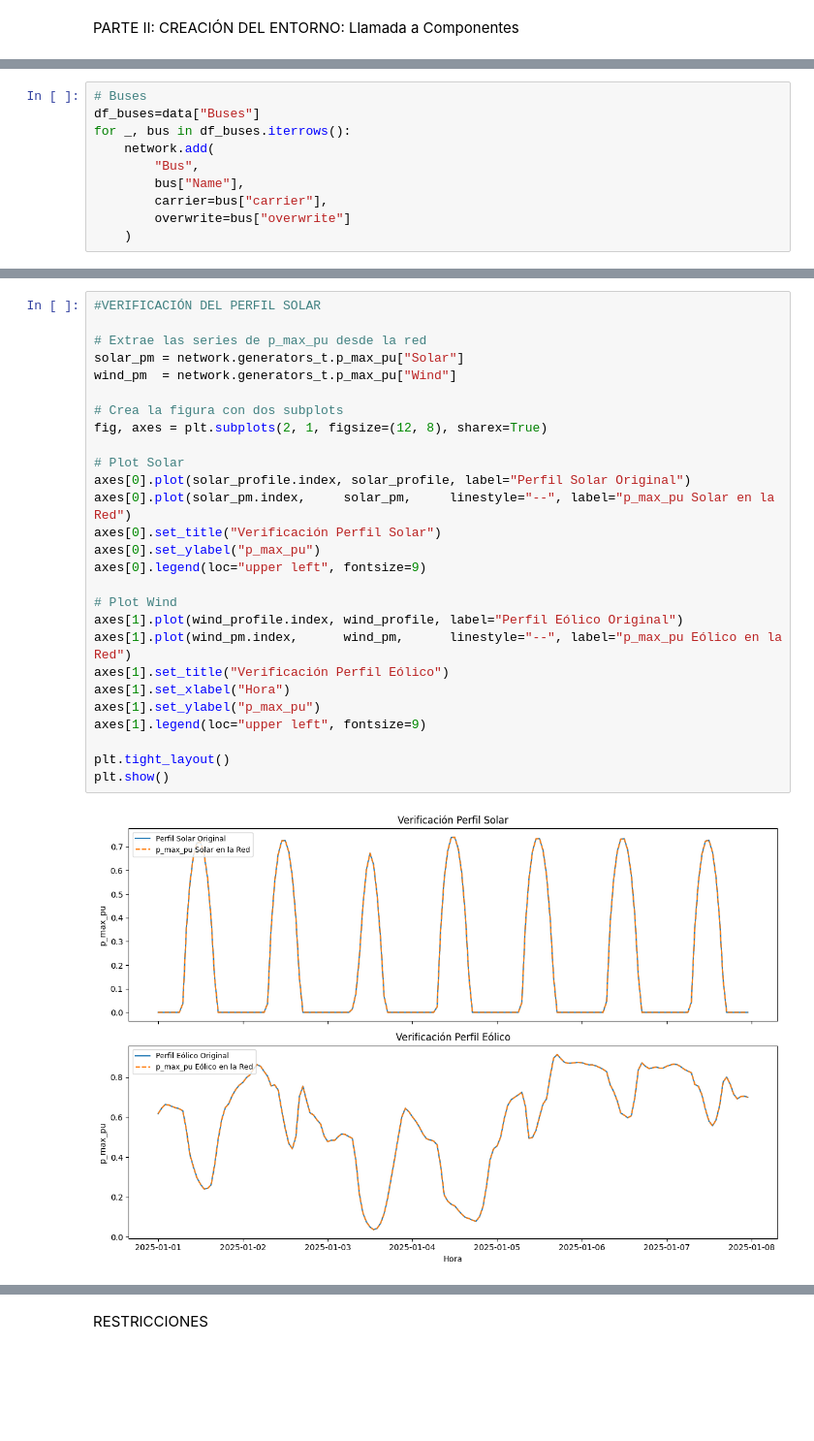
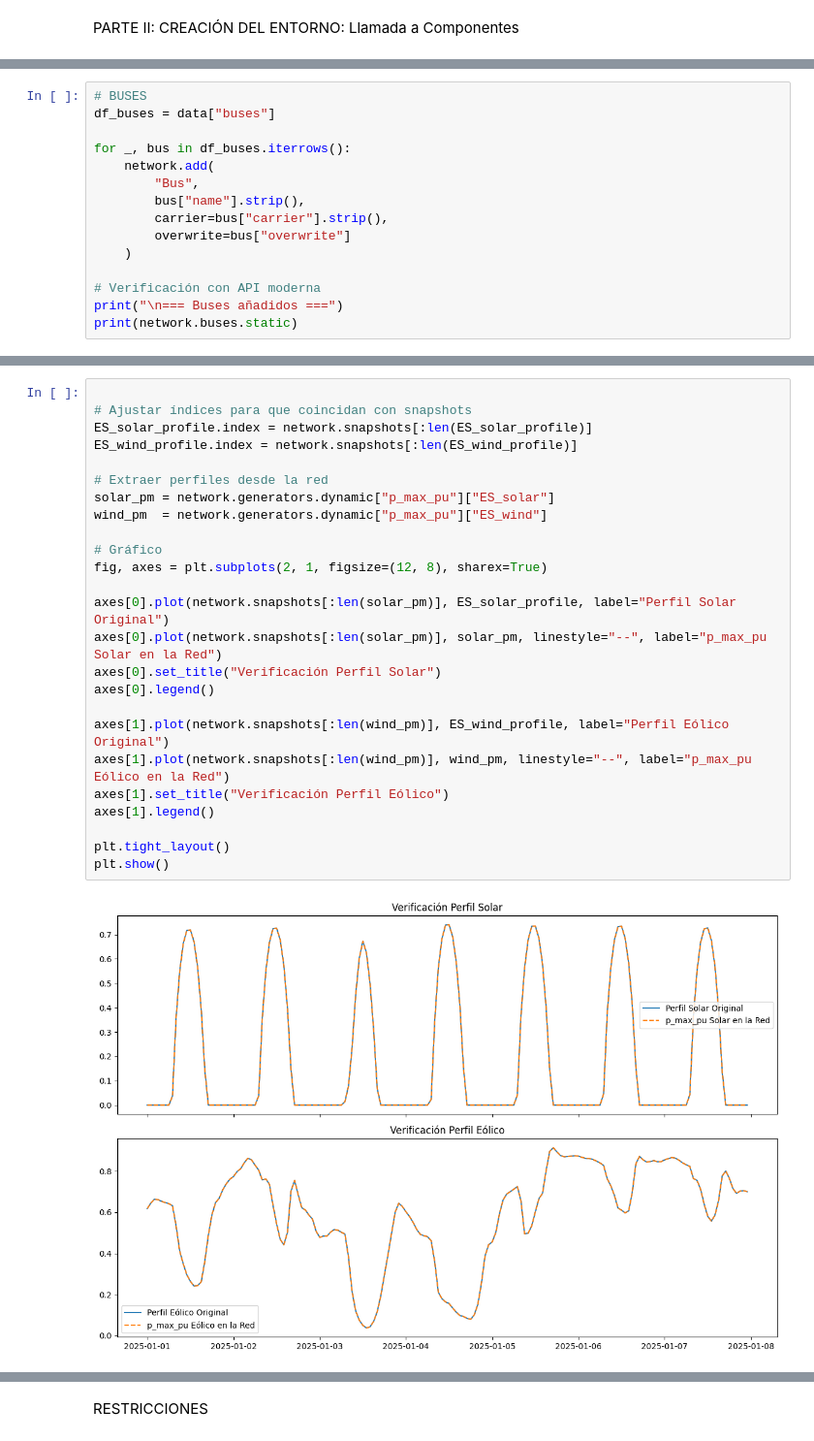
Before and after one commit to anabatres28-png/Dispatching-Project-in-PypSA, a Jupyter notebook: Modelo_España_Portugal/Dispatching_Portugal_España.ipynb, the cells around one changed output, grey strips where cells are left out. Shown at 97% size. Cells and saved outputs as stored; diff of their text form; blank space fills up the shorter version.

```diff
--- a/Modelo_España_Portugal/Dispatching_Portugal_España.ipynb
+++ b/Modelo_España_Portugal/Dispatching_Portugal_España.ipynb
@@ -195,10 +331,15 @@ for _, carrier in df_carriers.iterrows():
 # %%
-# Buses
-df_buses=data["Buses"]
+# BUSES
+df_buses = data["buses"]
+
 for _, bus in df_buses.iterrows():
     network.add(
         "Bus",
-        bus["Name"],
-        carrier=bus["carrier"],
+        bus["name"].strip(),
+        carrier=bus["carrier"].strip(),
         overwrite=bus["overwrite"]
     )
+
+# Verificación con API moderna
+print("\n=== Buses añadidos ===")
+print(network.buses.static)
@@ -233,29 +403,27 @@ for _, gen in df_generators.iterrows():
 # %%
-#VERIFICACIÓN DEL PERFIL SOLAR
 
-# Extrae las series de p_max_pu desde la red
-solar_pm = network.generators_t.p_max_pu["Solar"]
-wind_pm  = network.generators_t.p_max_pu["Wind"]
+# Ajustar índices para que coincidan con snapshots
+ES_solar_profile.index = network.snapshots[:len(ES_solar_profile)]
+ES_wind_profile.index = network.snapshots[:len(ES_wind_profile)]
 
-# Crea la figura con dos subplots
+# Extraer perfiles desde la red
+solar_pm = network.generators.dynamic["p_max_pu"]["ES_solar"]
+wind_pm  = network.generators.dynamic["p_max_pu"]["ES_wind"]
+
+# Gráfico
 fig, axes = plt.subplots(2, 1, figsize=(12, 8), sharex=True)
 
-# Plot Solar
-axes[0].plot(solar_profile.index, solar_profile, label="Perfil Solar Original")
-axes[0].plot(solar_pm.index,     solar_pm,     linestyle="--", label="p_max_pu Solar en la Red")
+axes[0].plot(network.snapshots[:len(solar_pm)], ES_solar_profile, label="Perfil Solar Original")
+axes[0].plot(network.snapshots[:len(solar_pm)], solar_pm, linestyle="--", label="p_max_pu Solar en la Red")
 axes[0].set_title("Verificación Perfil Solar")
-axes[0].set_ylabel("p_max_pu")
-axes[0].legend(loc="upper left", fontsize=9)
+axes[0].legend()
 
-# Plot Wind
-axes[1].plot(wind_profile.index, wind_profile, label="Perfil Eólico Original")
-axes[1].plot(wind_pm.index,      wind_pm,      linestyle="--", label="p_max_pu Eólico en la Red")
+axes[1].plot(network.snapshots[:len(wind_pm)], ES_wind_profile, label="Perfil Eólico Original")
+axes[1].plot(network.snapshots[:len(wind_pm)], wind_pm, linestyle="--", label="p_max_pu Eólico en la Red")
 axes[1].set_title("Verificación Perfil Eólico")
-axes[1].set_xlabel("Hora")
-axes[1].set_ylabel("p_max_pu")
-axes[1].legend(loc="upper left", fontsize=9)
+axes[1].legend()
 
 plt.tight_layout()
 plt.show()
 # %% [output]
-[figure, old version]
+[figure, new version]
```
Also changed, not shown: parts of 47 cells of this notebook, 16 other files.
